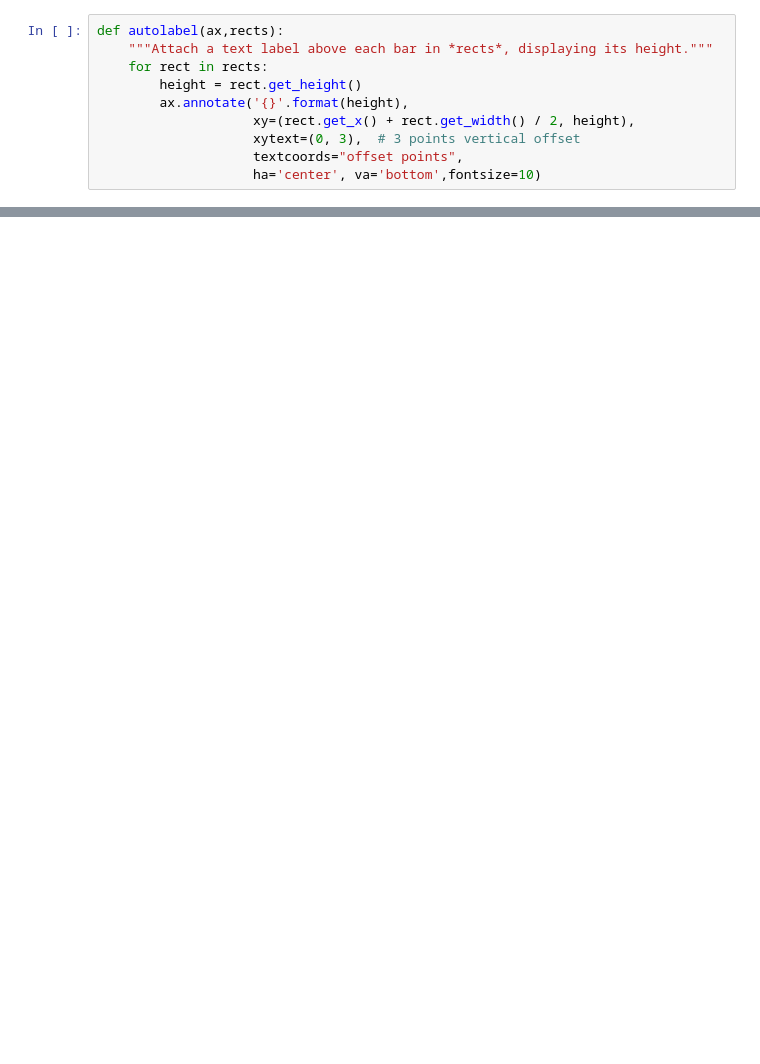
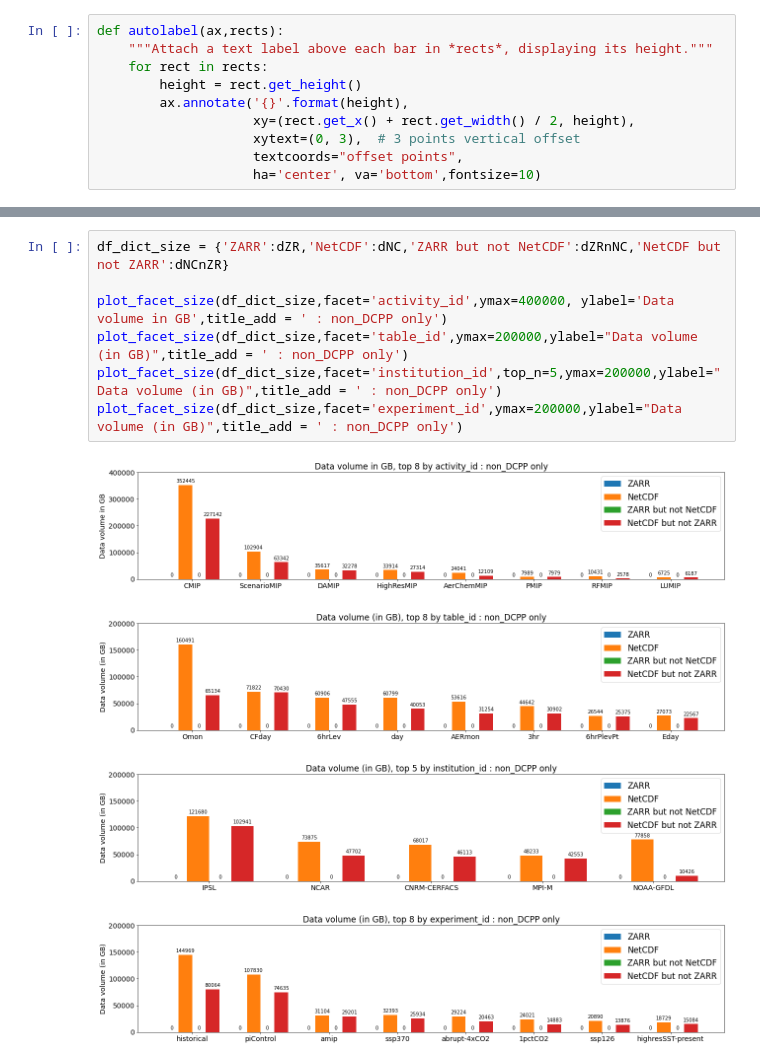
Before and after one commit to aradhakrishnanGFDL/gfdl-aws-analysis, a Jupyter notebook: examples/a1r-CompareAWS-NCvsZarr.ipynb, the cells around one changed output, grey strips where cells are left out. Saved outputs shown, nothing was run; the diff lists cells and outputs as text; blank space fills up the shorter version.

```diff
--- a/examples/a1r-CompareAWS-NCvsZarr.ipynb
+++ b/examples/a1r-CompareAWS-NCvsZarr.ipynb
@@ -325,3 +448,15 @@ ScenarioMIP only
+# %%
+df_dict_size = {'ZARR':dZR,'NetCDF':dNC,'ZARR but not NetCDF':dZRnNC,'NetCDF but not ZARR':dNCnZR}
+
+plot_facet_size(df_dict_size,facet='activity_id',ymax=400000, ylabel='Data volume in GB',title_add = ' : non_DCPP only')
+plot_facet_size(df_dict_size,facet='table_id',ymax=200000,ylabel="Data volume (in GB)",title_add = ' : non_DCPP only')
+plot_facet_size(df_dict_size,facet='institution_id',top_n=5,ymax=200000,ylabel="Data volume (in GB)",title_add = ' : non_DCPP only')
+plot_facet_size(df_dict_size,facet='experiment_id',ymax=200000,ylabel="Data volume (in GB)",title_add = ' : non_DCPP only')
+# %% [output]
+[figure, added]
+[figure, added]
+[figure, added]
+[figure, added]
 # %%
 dZRm = dZR[dZR.table_id.str.contains('mon')]
 dNCm = dNC[dNC.table_id.str.contains('mon')]
```
Also changed, not shown: parts of 24 cells of this notebook.
